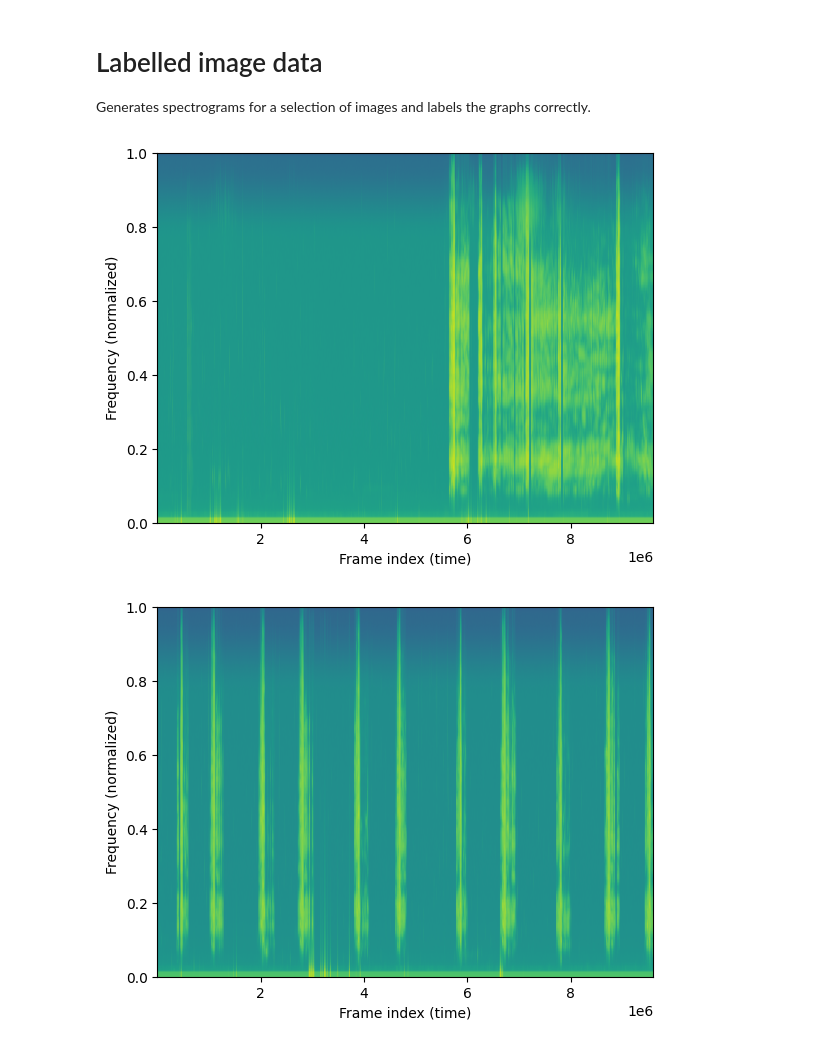
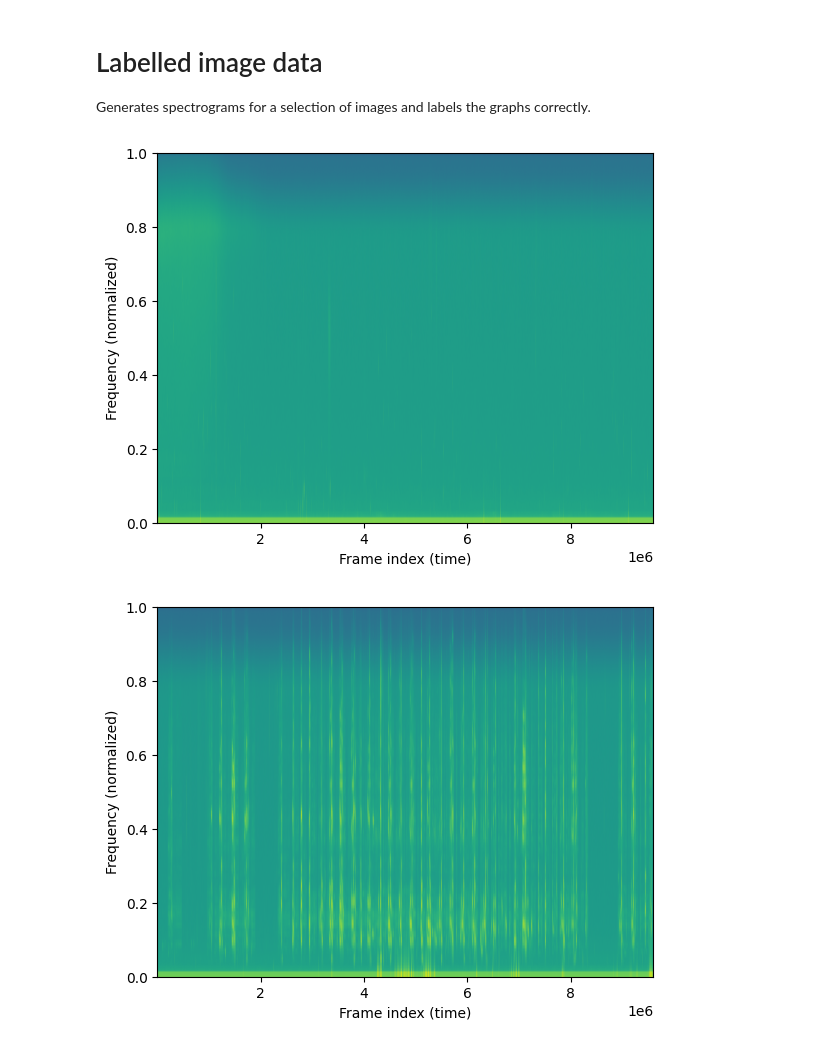
Before and after one commit to pilkiad/ims_hydrophone, a Jupyter notebook: image_diagrams_labelled.ipynb, the cells around one changed output. Saved outputs shown, nothing was run; the diff lists cells and outputs as text; code cells hidden in the pictures.

Commit message:
Change index filtering

```diff
--- a/image_diagrams_labelled.ipynb
+++ b/image_diagrams_labelled.ipynb
@@ -32,13 +32,17 @@ def get_denoised_signal(path: str, amp: int = 5):
 
     return reduced_noise_audio * amp, sample_rate
 # %%
-TARGET_INDICES = [1,3,6]
-for index in TARGET_INDICES:
+TARGET_INDICES = ["122000","123000","124000","131000","144000"]
+# 12:30, 13:10, 14:40, 12:20, 12:40
+for index, wav_file_path in enumerate(wav_file_paths):
+    time_stamp = wav_file_path.split("_")[-1].split(".")[0]
+    if time_stamp not in TARGET_INDICES:
+        continue
     signal, _ = get_denoised_signal(wav_file_paths[index])
     plt.specgram(signal)
     plt.ylabel("Frequency (normalized)")
     plt.xlabel("Frame index (time)")
     plt.show()
 # %% [output]
-[figure, old version]
+[figure, new version]
-[figure, old version]
+[figure, new version]
```
Also changed, not shown: parts of 1 cell of this notebook.
